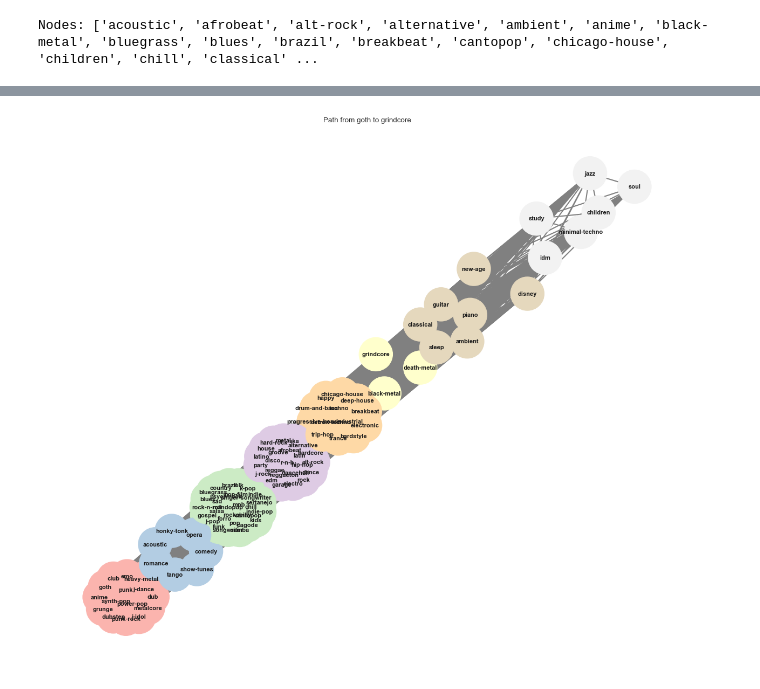
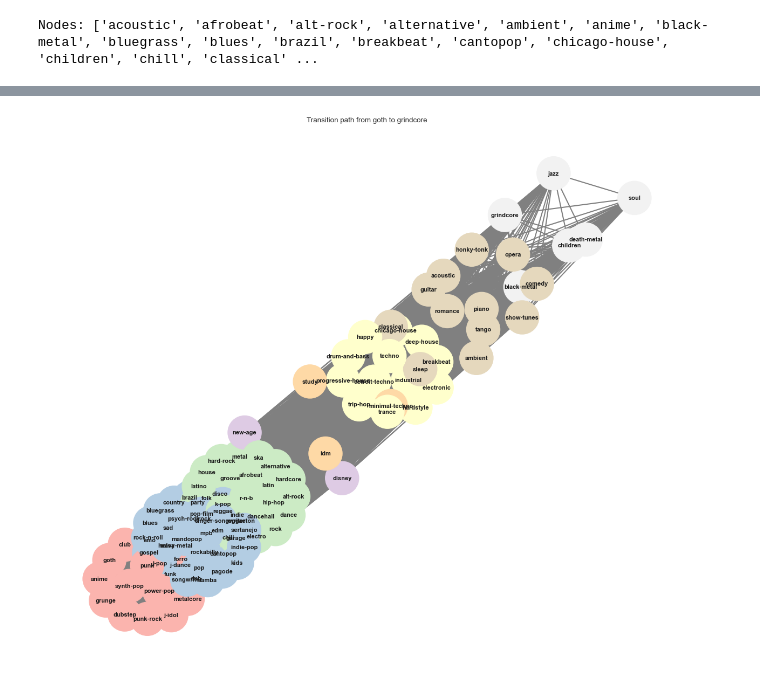
Before and after one commit to jjdrisco/Hybrid_Graph-Based_Content_Filtering_for_Enhanced_Music_Recommendation, a Jupyter notebook: music_data_knowledge_graphs.ipynb, the cells around one changed output, grey strips where cells are left out. Drawn from its saved outputs; the diff is of its cells as text; code cells hidden in the pictures.

```diff
--- a/music_data_knowledge_graphs.ipynb
+++ b/music_data_knowledge_graphs.ipynb
@@ -193,9 +181,24 @@ def generate_transition_playlist(start_genre, target_genre, path, total_songs=20
 
     return pd.DataFrame(transition_playlist)
 # %%
-import matplotlib.cm as cm
-colormap = cm.get_cmap('Pastel1', len(set(clusters)))
-node_colors = [colormap(cluster) for cluster in clusters]
+from matplotlib import colormaps as cm
+from networkx.drawing.layout import spring_layout
+
+# Create a colormap with different colors for each cluster
+colormap = cm['Pastel1']
+num_clusters = len(set(clusters))
+
+# Normalize cluster labels to [0, 1]
+normalized_clusters = [cluster / (num_clusters - 1) for cluster in clusters]
+
+# Map each genre to a color based on its cluster
+node_colors = []
+for node in knowledge_graph.nodes:
+    if node in average_df['track_genre'].values:
+        cluster = cluster_mapping[node]
+        node_colors.append(colormap(cluster / (num_clusters - 1)))  # Normalize cluster to [0, 1]
+    else:
+        node_colors.append('gray')  # Default color for nodes not in the dataset
 
 pos = nx.spring_layout(knowledge_graph, k=1, iterations=100, seed=73)
 
@@ -254,30 +253,24 @@ Transition Playlist:
 # %%
-from networkx.drawing.layout import spring_layout
-
 # Create a dictionary mapping nodes to their cluster
 cluster_mapping = dict(zip(average_df['track_genre'], clusters))
 
 # Assign nodes to positions based on their cluster
-pos = {}
+position = {}
 for cluster_id in set(clusters):
     # Get nodes in the current cluster
     nodes_in_cluster = [node for node in knowledge_graph.nodes if cluster_mapping[node] == cluster_id]
 
     # Create a subgraph for the current cluster
     subgraph = knowledge_graph.subgraph(nodes_in_cluster)
 
     # Compute positions for the subgraph
     subgraph_pos = spring_layout(subgraph, k=1, iterations=100, seed=73)
+    for node, (x, y) in subgraph_pos.items():
+        position[node] = (x + cluster_id, y + cluster_id)
 
-    # Offset positions to separate clusters
-    offset = cluster_id * 2  # Adjust offset to prevent overlap
-    for node, (x, y) in subgraph_pos.items():
-        pos[node] = (x + offset, y + offset)
-
-# Draw the graph
 plt.figure(figsize=(12, 10))
-nx.draw(knowledge_graph, pos, with_labels=True, node_size=2000, node_color=node_colors, font_size=8, font_weight='bold', edge_color='grey', width=1.5)
-plt.title(f"Path from {start_genre} to {target_genre}")
+nx.draw(knowledge_graph, position, with_labels=True, node_size=2000, node_color=node_colors, font_size=8, font_weight='bold', edge_color='grey', width=1.5)
+plt.title(f"Transition path from {start_genre} to {target_genre}")
 plt.show()
 # %% [output]
-[figure, old version]
+[figure, new version]
```
Also changed, not shown: parts of 7 cells of this notebook.
